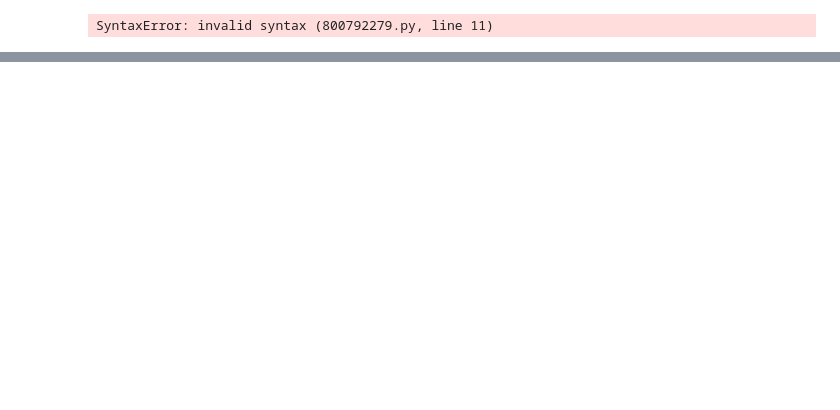
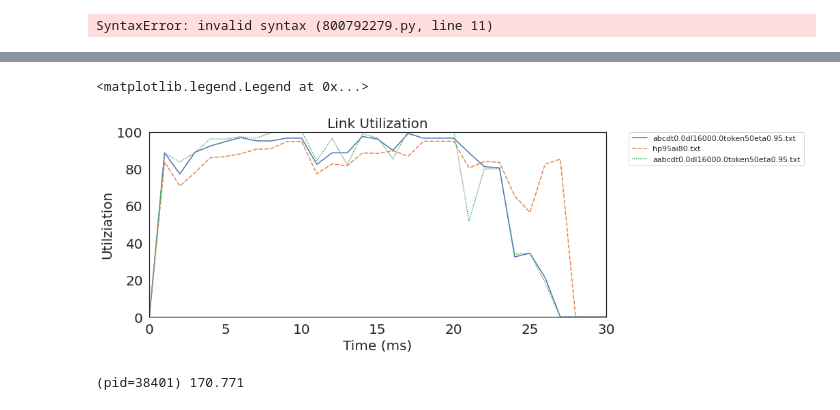
Before and after one commit to cxyzhao/High-Precision-Congestion-Control, a Jupyter notebook: cc_exp_ctrl.ipynb, the cells around one changed output, grey strips where cells are left out. Saved outputs shown, nothing was run; the diff lists cells and outputs as text; code cells hidden in the pictures; blank space fills up the shorter version.

```diff
--- a/cc_exp_ctrl.ipynb
+++ b/cc_exp_ctrl.ipynb
@@ -409,0 +500,57 @@ f_id = launch.remote("abc", "1longflow", slow_unit=0, ack_highprio = 1)
+# %%
+import pandas as pd
+import seaborn as sns
+import matplotlib.pyplot as plt
+
+link_dir = "/home/cxyzhao/High-Precision-Congestion-Control/simulation/mix/"
+#link_name = "link_2layer_FbHdp_distribution_n16_load0.6_t0.005_inject1_repeat3_ackHigh1_hp95ai80.txt"
+
+link_name_lst = ["link_2layer_FbHdp_distribution_n16_load0.6_t0.005_inject1_repeat3_ackHigh1_abcdt0.0dl16000.0token50eta0.95.txt",
+                "link_2layer_FbHdp_distribution_n16_load0.6_t0.005_inject1_repeat3_ackHigh1_hp95ai80.txt",
+                "link_2layer_FbHdp_distribution_n16_load0.6_t0.005_inject1_repeat3_ackHigh1_aabcdt0.0dl16000.0token50eta0.95.txt"]
+df =pd.DataFrame()
+
+for link_name in link_name_lst:
+    link_file = link_dir + link_name
+    cc_name  = link_name[75:]
+    port_to_linkutil_series = {}
+    with open(link_file) as f:
+        lines =f.readlines()
+        for line in lines:
+            if line.find("time") != -1:
+                continue
+            else:
+                lst = line.split()
+                lst = [float(i) for i in lst]
+                name = "switch{}port{}".format(int(lst[0]), int(lst[1]))
+                if name not in port_to_linkutil_series.keys():
+                    port_to_linkutil_series[name] = []
+                port_to_linkutil_series[name].append(lst[2])
+
+
+
+    df = pd.concat([df, pd.DataFrame(port_to_linkutil_series["switch64port2"], columns=[cc_name]) ], axis=1)
+
+
+
+
+sns.set(rc={'figure.figsize':(12,5)})
+sns.set_style('white')
+
+#g.set_yticks([5000 * (i+1) for i in range(8)])
+
+#g.set_yticklabels(g.get_yticks(), size=20)
+plt.yticks(fontsize=20)
+plt.xticks(fontsize=20)
+g= sns.lineplot(data=df)
+g.set_title("Link Utilization", fontsize = 20)
+g.set_xlabel("Time (ms)", fontsize = 20)
+g.set_ylabel("Utilziation", fontsize = 20)
+g.set(ylim=(0, 100))
+g.set(xlim=(0, 30))
+plt.legend(bbox_to_anchor=(1.05, 1), loc=2, borderaxespad=0.)
+#plt.legend([],[], frameon=False)
+# %% [output]
+<matplotlib.legend.Legend at 0x...>
+[figure, added]
+(pid=38401) 170.771
```
Also changed, not shown: parts of 8 cells of this notebook, 8 other files.
